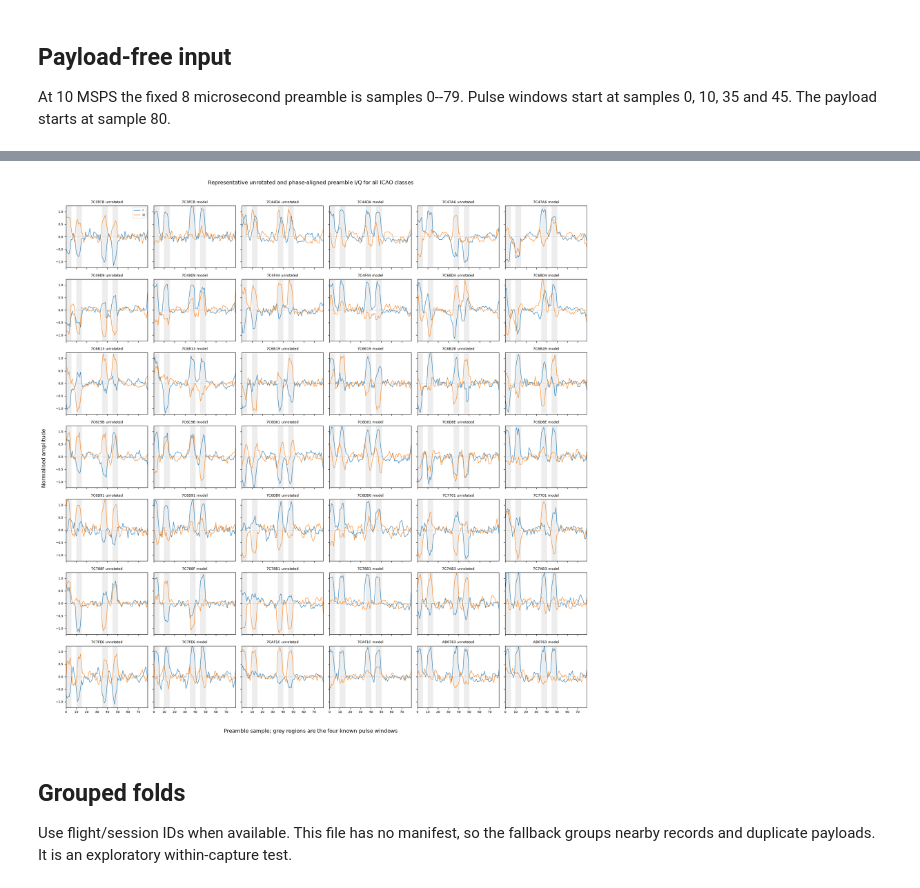
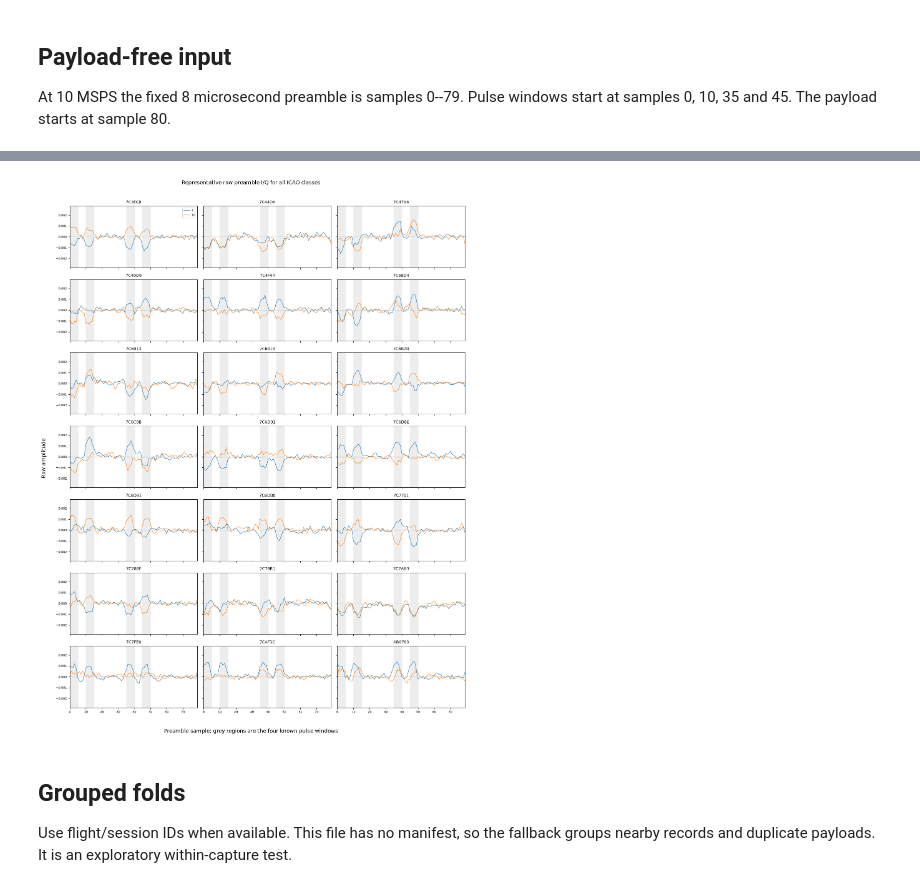
Before and after one commit to JacobBPenglis/An-Investigation-on-Spectrum-Awareness-using-UltraScale-RFSoC-Technology, a Jupyter notebook: analysis/notebooks/adsb_transmitter_identification_rfsoc_kfold.ipynb, the cells around one changed output, grey strips where cells are left out. Saved outputs shown, nothing was run; the diff lists cells and outputs as text; code cells hidden in the pictures.

```diff
--- a/analysis/notebooks/adsb_transmitter_identification_rfsoc_kfold.ipynb
+++ b/analysis/notebooks/adsb_transmitter_identification_rfsoc_kfold.ipynb
@@ -54,7 +54,7 @@ CONFIG = {
         "mobilenet_scratch",
         "imagenet_transfer_mobilenet",
     ),
-    "artifact_dir": Path("adsb_specific_transmitter_outputs"),
+    "artifact_dir": Path("adsb_specific_transmitter_raw_outputs"),
 }
 
 assert CONFIG["preamble_len"] == CONFIG["preamble_half_symbols"] * CONFIG["samples_per_half_symbol"]
@@ -532,79 +493,48 @@ The left plot in each pair is DC corrected and scaled. The right plot includes t
 # %%
-def preamble_without_phase_alignment(iq, config=CONFIG):
-    preamble = np.asarray(iq[:config["preamble_len"]], dtype=np.complex64).copy()
-    preamble -= np.mean(preamble[~PREAMBLE_ACTIVE_MASK])
-    scale = np.sqrt(np.mean(np.abs(preamble[PREAMBLE_ACTIVE_MASK]) ** 2)) + 1e-12
-    return (preamble / scale).astype(np.complex64)
-
-
-iq_by_record = records.set_index("record_index")["iq"].to_dict()
-raw_preambles = np.stack([
-    preamble_without_phase_alignment(iq_by_record[index])
-    for index in model_metadata["record_index"]
-])
-model_preambles = X_preamble[:, 0] + 1j * X_preamble[:, 1]
-
-raw_q_fraction = np.mean(raw_preambles.imag ** 2, axis=1) / (
+raw_preambles = X_preamble[:, 0] + 1j * X_preamble[:, 1]
+q_fraction = np.mean(raw_preambles.imag ** 2, axis=1) / (
     np.mean(np.abs(raw_preambles) ** 2, axis=1) + 1e-12
 )
-model_q_fraction = np.mean(model_preambles.imag ** 2, axis=1) / (
-    np.mean(np.abs(model_preambles) ** 2, axis=1) + 1e-12
-)
 iq_channel_summary = model_metadata[["icao"]].copy()
-iq_channel_summary["raw_q_energy_percent"] = 100 * raw_q_fraction
-iq_channel_summary["model_q_energy_percent"] = 100 * model_q_fraction
-iq_channel_summary = (
-    iq_channel_summary.groupby("icao", sort=True)
-    .median()
-    .reset_index()
-)
-print(f"All-record median raw Q energy: {100 * np.median(raw_q_fraction):.1f}%")
-print(f"All-record median model-input Q energy: {100 * np.median(model_q_fraction):.1f}%")
+iq_channel_summary["raw_q_energy_percent"] = 100 * q_fraction
+iq_channel_summary = iq_channel_summary.groupby("icao", sort=True).median().reset_index()
+print(f"All-record median raw Q energy: {100 * np.median(q_fraction):.1f}%")
 display(iq_channel_summary.round(1))
 
 representative_indices = {}
 icao_values = model_metadata["icao"].to_numpy()
 for icao in class_names:
     indices = np.flatnonzero(icao_values == icao)
-    magnitudes = np.abs(model_preambles[indices])
+    magnitudes = np.abs(raw_preambles[indices])
     median_magnitude = np.median(magnitudes, axis=0)
     representative_indices[icao] = indices[
         np.argmin(np.mean((magnitudes - median_magnitude) ** 2, axis=1))
     ]
 
-fig, axes = plt.subplots(7, 6, figsize=(18, 18), sharex=True, sharey=True)
+fig, axes = plt.subplots(7, 3, figsize=(14, 18), sharex=True, sharey=True)
 pulse_starts = ACTIVE_HALF_INDICES * CONFIG["samples_per_half_symbol"]
-display_limit = np.quantile(
-    np.abs(np.concatenate([raw_preambles.real.ravel(), raw_preambles.imag.ravel()])),
-    0.995,
-)
+display_limit = np.quantile(np.abs(np.concatenate([
+    raw_preambles.real.ravel(), raw_preambles.imag.ravel()
+])), 0.995)
 
 for class_position, icao in enumerate(class_names):
-    row = class_position // 3
-    pair_column = 2 * (class_position % 3)
-    record_position = representative_indices[icao]
-    raw = raw_preambles[record_position]
-    model = model_preambles[record_position]
-
-    for axis, values, suffix in [
-        (axes[row, pair_column], raw, "unrotated"),
-        (axes[row, pair_column + 1], model, "model"),
-    ]:
-        for start in pulse_starts:
-            axis.axvspan(start, start + CONFIG["samples_per_half_symbol"], color="0.93", zorder=0)
-        axis.plot(values.real, label="I", linewidth=0.9)
-        axis.plot(values.imag, label="Q", linewidth=0.9)
-        axis.axhline(0, color="0.75", linewidth=0.5)
-        axis.set_title(f"{icao} {suffix}", fontsize=8)
-        axis.set_xlim(0, CONFIG["preamble_len"] - 1)
-        axis.set_ylim(-display_limit, display_limit)
-        axis.tick_params(labelsize=7)
+    axis = axes.ravel()[class_position]
+    values = raw_preambles[representative_indices[icao]]
+    for start in pulse_starts:
+        axis.axvspan(start, start + CONFIG["samples_per_half_symbol"], color="0.93", zorder=0)
+    axis.plot(values.real, label="I", linewidth=0.9)
+    axis.plot(values.imag, label="Q", linewidth=0.9)
+    axis.axhline(0, color="0.75", linewidth=0.5)
+    axis.set_title(icao, fontsize=9)
+    axis.set_xlim(0, CONFIG["preamble_len"] - 1)
+    axis.set_ylim(-display_limit, display_limit)
+    axis.tick_params(labelsize=7)
 
 axes[0, 0].legend(fontsize=7, loc="upper right")
 fig.supxlabel("Preamble sample; grey regions are the four known pulse windows")
-fig.supylabel("Normalised amplitude")
-fig.suptitle("Representative unrotated and phase-aligned preamble I/Q for all ICAO classes", y=0.995)
+fig.supylabel("Raw amplitude")
+fig.suptitle("Representative raw preamble I/Q for all ICAO classes", y=0.995)
 plt.tight_layout(rect=(0.02, 0.02, 1, 0.985))
-fig.savefig(figure_dir / "06_09_26_all_classes_iq.png", dpi=160, bbox_inches="tight")
+fig.savefig(figure_dir / "15_09_26_all_classes_raw_iq.png", dpi=160, bbox_inches="tight")
 plt.show()
 # %% [output]
@@ -630,4 +559,4 @@ All-record median model-input Q energy: 20.5%
-[figure, old version]
+[figure, new version]
 # %% [markdown]
 ## Grouped folds
 
```
Also changed, not shown: parts of 14 cells of this notebook.
